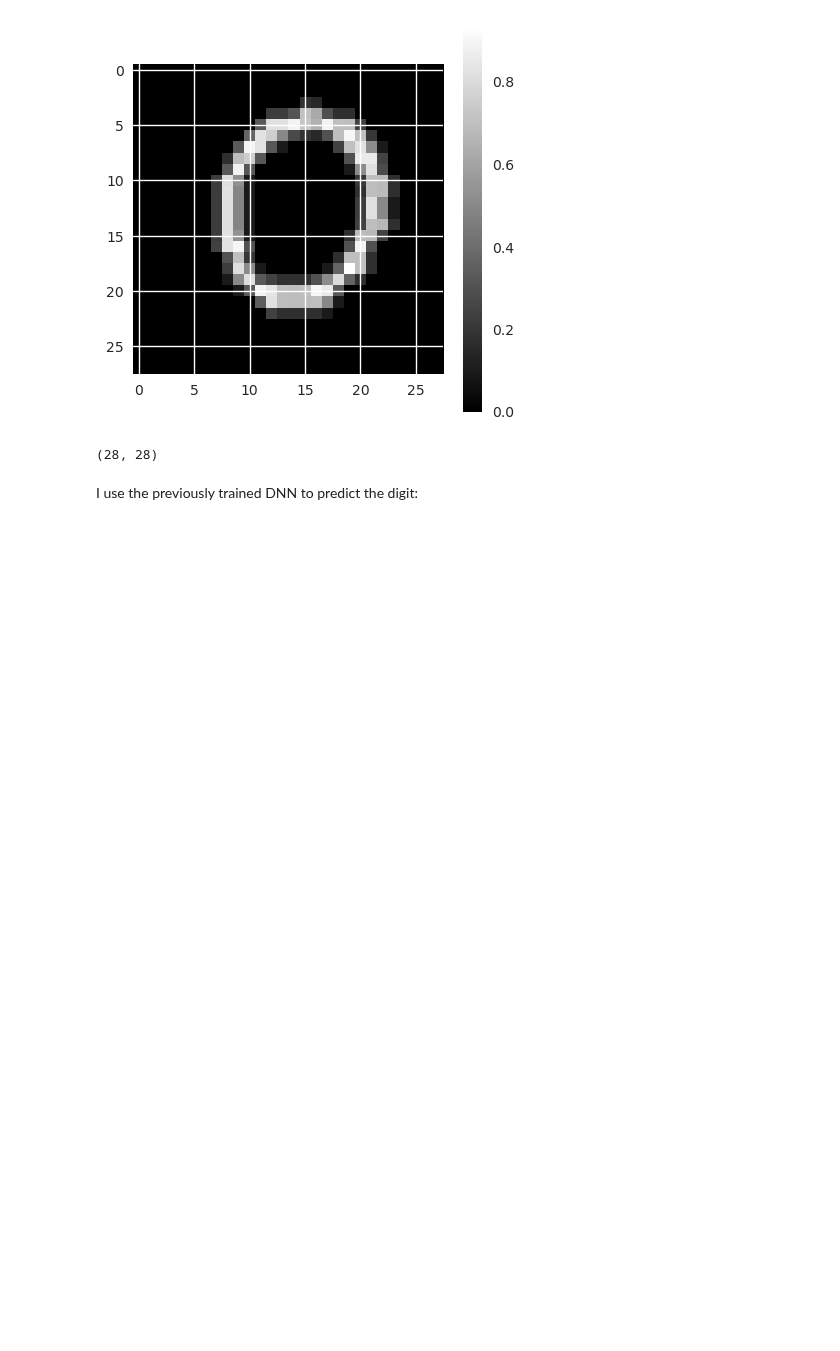
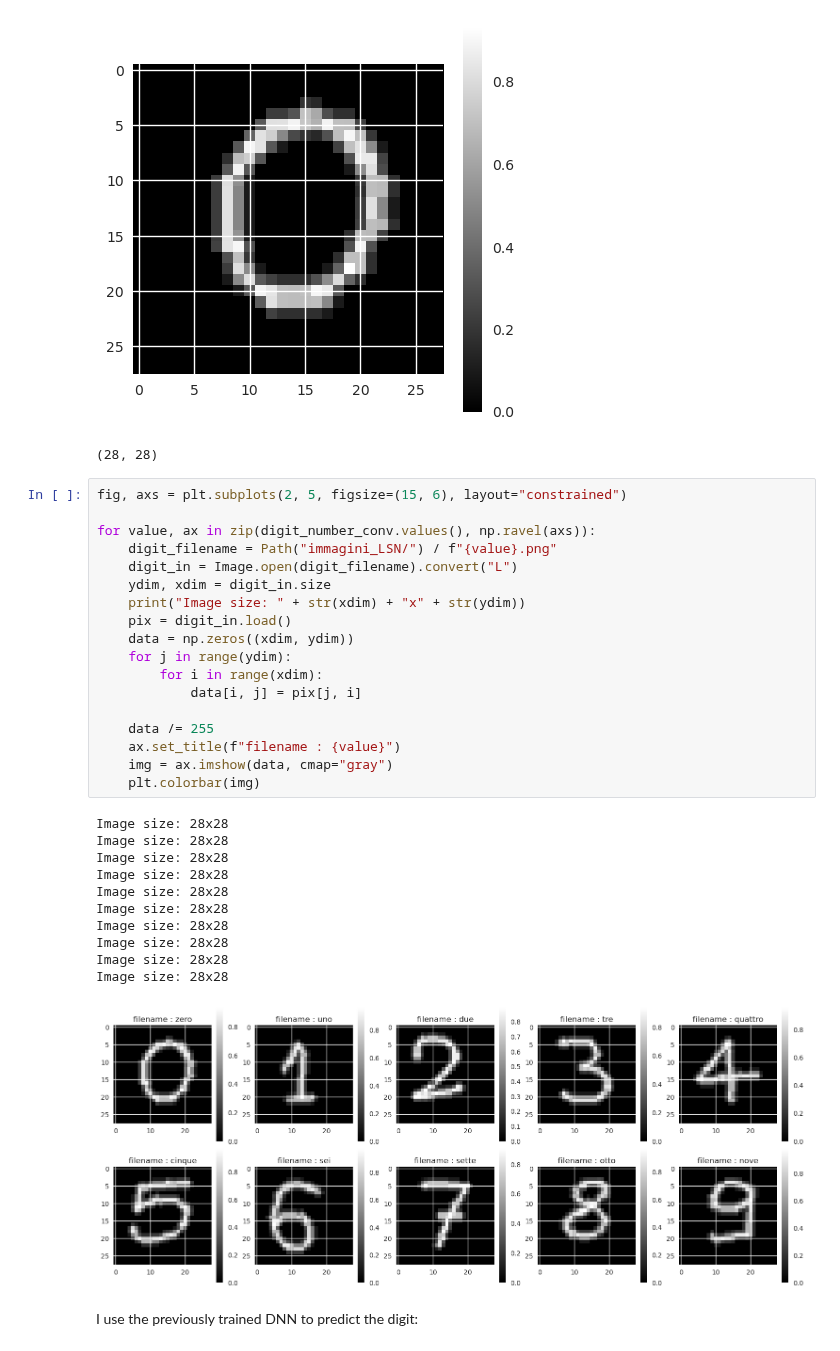
Before and after one commit to RandDouble/SimulazioneNumerica, a Jupyter notebook: LSN_Exercises_12.ipynb, the cells around one changed output. Saved outputs shown, nothing was run; the diff lists cells and outputs as text; blank space fills up the shorter version.

```diff
--- a/LSN_Exercises_12.ipynb
+++ b/LSN_Exercises_12.ipynb
@@ -616,6 +650,36 @@ print(data.shape)
 Image size: 28x28
 [figure]
 (28, 28)
+# %%
+fig, axs = plt.subplots(2, 5, figsize=(15, 6), layout="constrained")
+
+for value, ax in zip(digit_number_conv.values(), np.ravel(axs)):
+    digit_filename = Path("immagini_LSN/") / f"{value}.png"
+    digit_in = Image.open(digit_filename).convert("L")
+    ydim, xdim = digit_in.size
+    print("Image size: " + str(xdim) + "x" + str(ydim))
+    pix = digit_in.load()
+    data = np.zeros((xdim, ydim))
+    for j in range(ydim):
+        for i in range(xdim):
+            data[i, j] = pix[j, i]
+
+    data /= 255
+    ax.set_title(f"filename : {value}")
+    img = ax.imshow(data, cmap="gray")
+    plt.colorbar(img)
+# %% [output]
+Image size: 28x28
+Image size: 28x28
+Image size: 28x28
+Image size: 28x28
+Image size: 28x28
+Image size: 28x28
+Image size: 28x28
+Image size: 28x28
+Image size: 28x28
+Image size: 28x28
+[figure, added]
 # %% [markdown]
 I use the previously trained DNN to predict the digit:
 # %%
```
Also changed, not shown: parts of 21 cells of this notebook.
